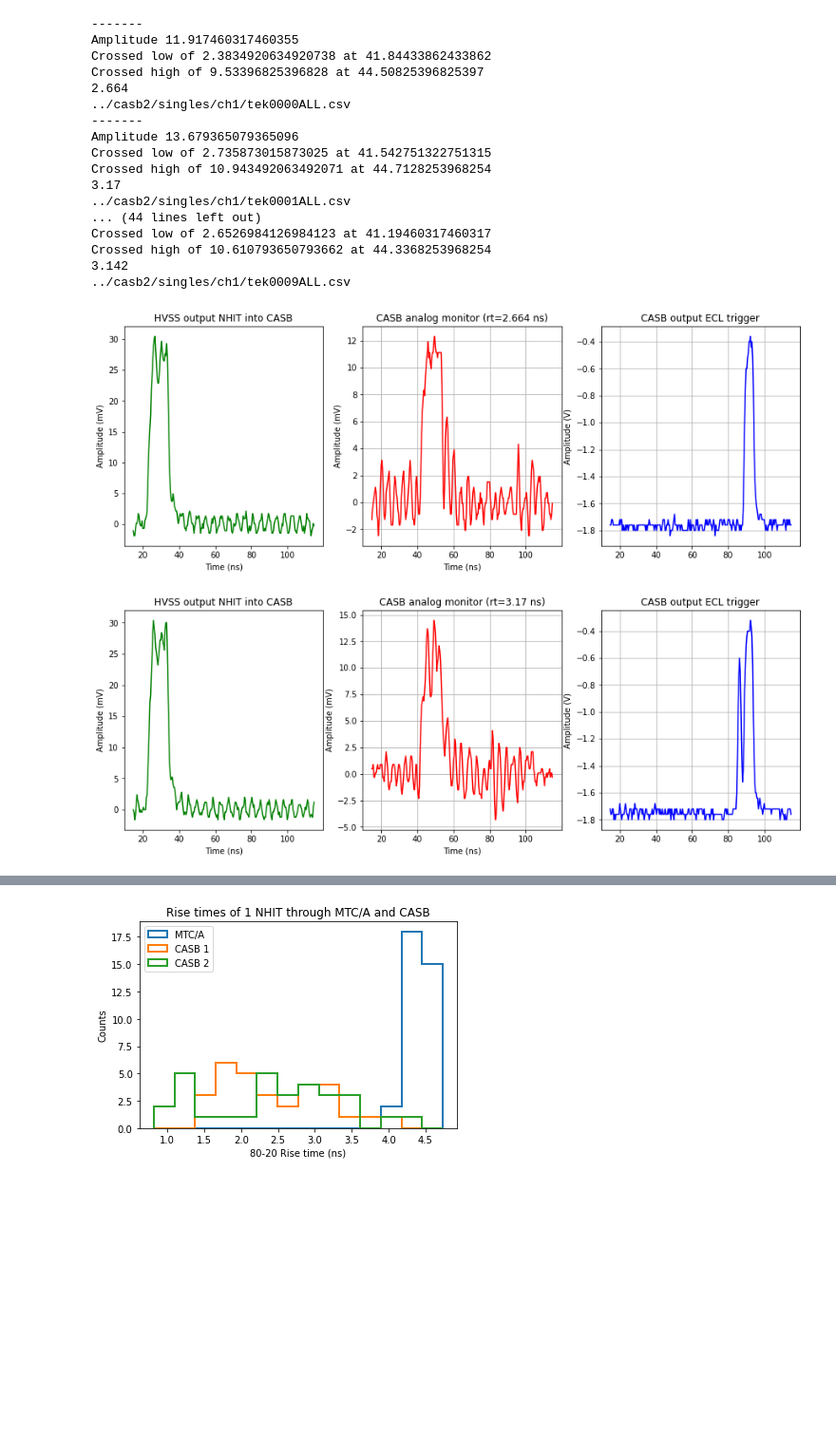
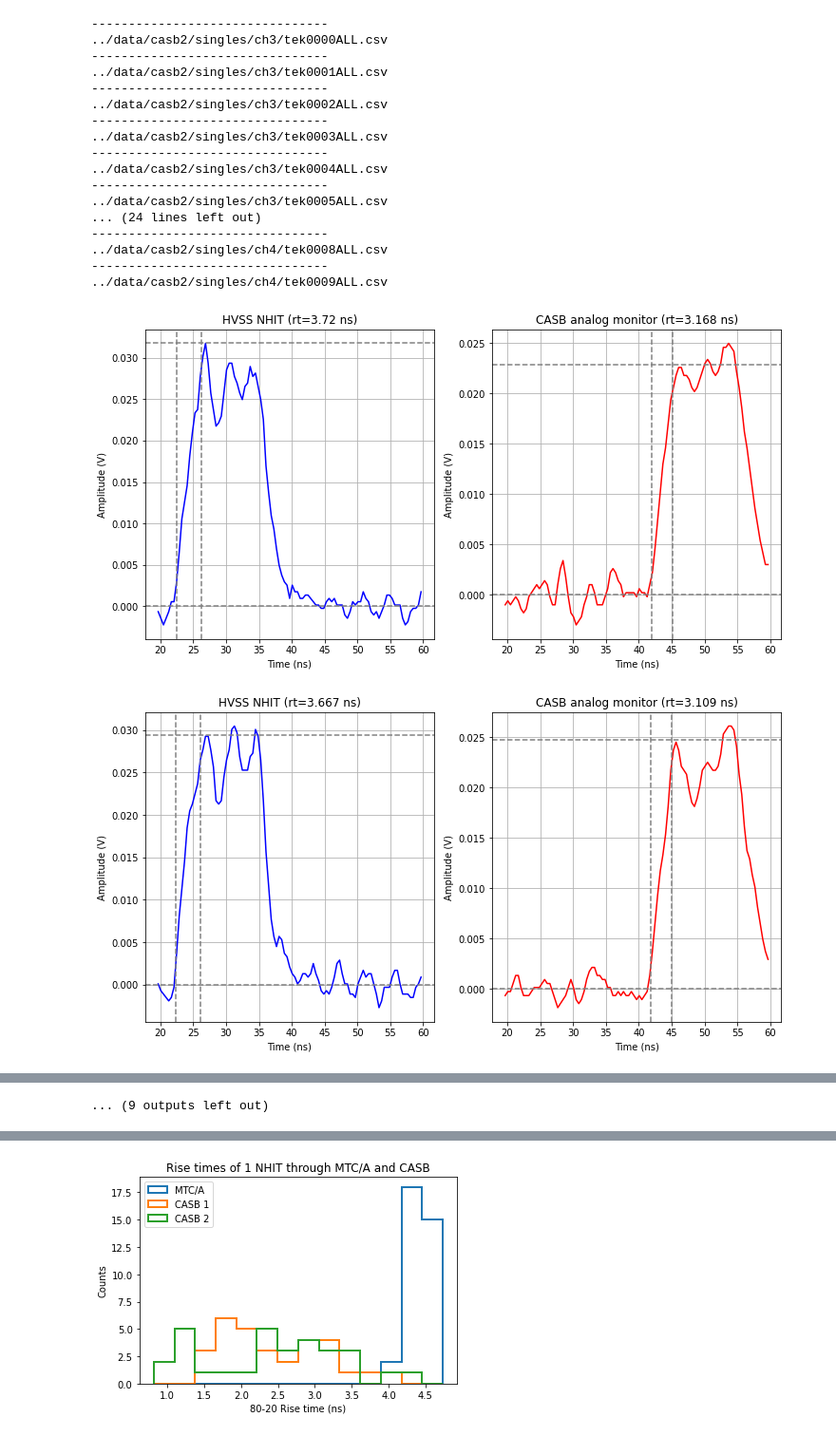
Before and after one commit to hbjamin/casb-calibration, a Jupyter notebook: analysis/risetimes.ipynb, the cells around one changed output, grey strips where cells are left out. Shown at 95% size. Cells and saved outputs as stored; diff of their text form; code cells hidden in the pictures; blank space fills up the shorter version.

Commit message:
updated analysis and retook casb2 data

```diff
--- a/analysis/risetimes.ipynb
+++ b/analysis/risetimes.ipynb
@@ -8,21 +8,18 @@ import numpy as np
 def plot_waveform(df,n):
     try:
         # Plot the data
-        plt.plot(df["Time"]*1e9, 1e3*(df["CH1"]-0.0895), linestyle='-', label=file_path)
+        plt.plot(df["time"]*1e9, 1e3*(df["output"]), linestyle='-', label=file_path)
+        plt.plot(df["time"]*1e9, 1e3*(df["input"]), linestyle='-', label=file_path)
         plt.xlabel("Time (ns)")
         plt.ylabel("Amplitude (mV)")
-        plt.title("Trace of 1 NHIT through CASB")
+        plt.title("Trace of 1 NHIT from HVSS through CASB")
         plt.grid(True)
-        plt.yticks(np.arange(-6,18,2))
-        #plt.xlim(20,40)
-
     except Exception as e:
         print(f"An error occurred while processing {file_path}: {e}")
 
 # Loop through files from C1--Trace--0000.txt to C1--Trace--0030.txt
-n=1
 for i in range(10):
-    file_path = f'../casb2/singles/ch12/tek{i:04d}ALL.csv'  # Format number to 4 digits with leading zeros
-    df_casb = pd.read_csv(file_path, skiprows=21, names=["Time", "CH1", "CH2", "CH3"])
+    file_path = f'../data/casb2/singles/ch12/tek{i:04d}ALL.csv'  # Format number to 4 digits with leading zeros
+    df_casb = pd.read_csv(file_path, skiprows=21, names=["time", "output", "input", "CH3"])
     plot_waveform(df_casb,i)
 # %% [output]
@@ -140,31 +139,32 @@ def plot_waveform(df,n,rt):
 # %%
 
 # Loop through files
-n=10
-for i in range(n):
-    file_path = f'../casb2/singles/ch1/tek{i:04d}ALL.csv'  # Format number to 4 digits with leading zeros
-    df_casb = pd.read_csv(file_path, skiprows=21, names=["Time", "CH1", "CH2", "CH3"])
-    rt=getRiseTime(df_casb["Time"],df_casb["CH1"],20,80,0.005)
-    print(rt)
-    print(file_path)
-    plot_waveform(df_casb,n,rt)
+for i in range(3,5):
+    for j in range(0,10):
+        file_path = f'../data/casb2/singles/ch{i}/tek{j:04d}ALL.csv'  # Format number to 4 digits with leading zeros
+        print("--------------------------------")
+        print(file_path)
+        df_casb = pd.read_csv(file_path, skiprows=21, names=["time", "output", "input", "CH3"])
+        output_tLow,output_tHigh,output_amp=getRiseTime(df_casb["time"],df_casb["output"],10,90,0.01,0,0.3)
+        input_tLow,input_tHigh,input_amp=getRiseTime(df_casb["time"],df_casb["input"],10,90,0.01,0.7,1)
+        plot_waveform(df_casb,input_tLow,input_tHigh,output_tLow,output_tHigh,input_amp,output_amp)
 # %% [output]
--------
-Amplitude 11.917460317460355
-Crossed low of 2.3834920634920738 at 41.84433862433862
-Crossed high of 9.53396825396828 at 44.50825396825397
-2.664
-../casb2/singles/ch1/tek0000ALL.csv
--------
-Amplitude 13.679365079365096
-Crossed low of 2.735873015873025 at 41.542751322751315
-Crossed high of 10.943492063492071 at 44.7128253968254
-3.17
-../casb2/singles/ch1/tek0001ALL.csv
-... (44 lines left out)
-Crossed low of 2.6526984126984123 at 41.19460317460317
-Crossed high of 10.610793650793662 at 44.3368253968254
-3.142
-../casb2/singles/ch1/tek0009ALL.csv
+--------------------------------
+../data/casb2/singles/ch3/tek0000ALL.csv
+--------------------------------
+../data/casb2/singles/ch3/tek0001ALL.csv
+--------------------------------
+../data/casb2/singles/ch3/tek0002ALL.csv
+--------------------------------
+../data/casb2/singles/ch3/tek0003ALL.csv
+--------------------------------
+../data/casb2/singles/ch3/tek0004ALL.csv
+--------------------------------
+../data/casb2/singles/ch3/tek0005ALL.csv
+... (24 lines left out)
+--------------------------------
+../data/casb2/singles/ch4/tek0008ALL.csv
+--------------------------------
+../data/casb2/singles/ch4/tek0009ALL.csv
-[figure, old version]
+[figure, new version]
-[figure, old version]
+[figure, new version]
@@ -179,2 +180,3 @@ Crossed high of 10.610793650793662 at 44.3368253968254
+... (9 outputs left out)
 # %%
 
```
Also changed, not shown: parts of 4 cells of this notebook, 5 other files.
